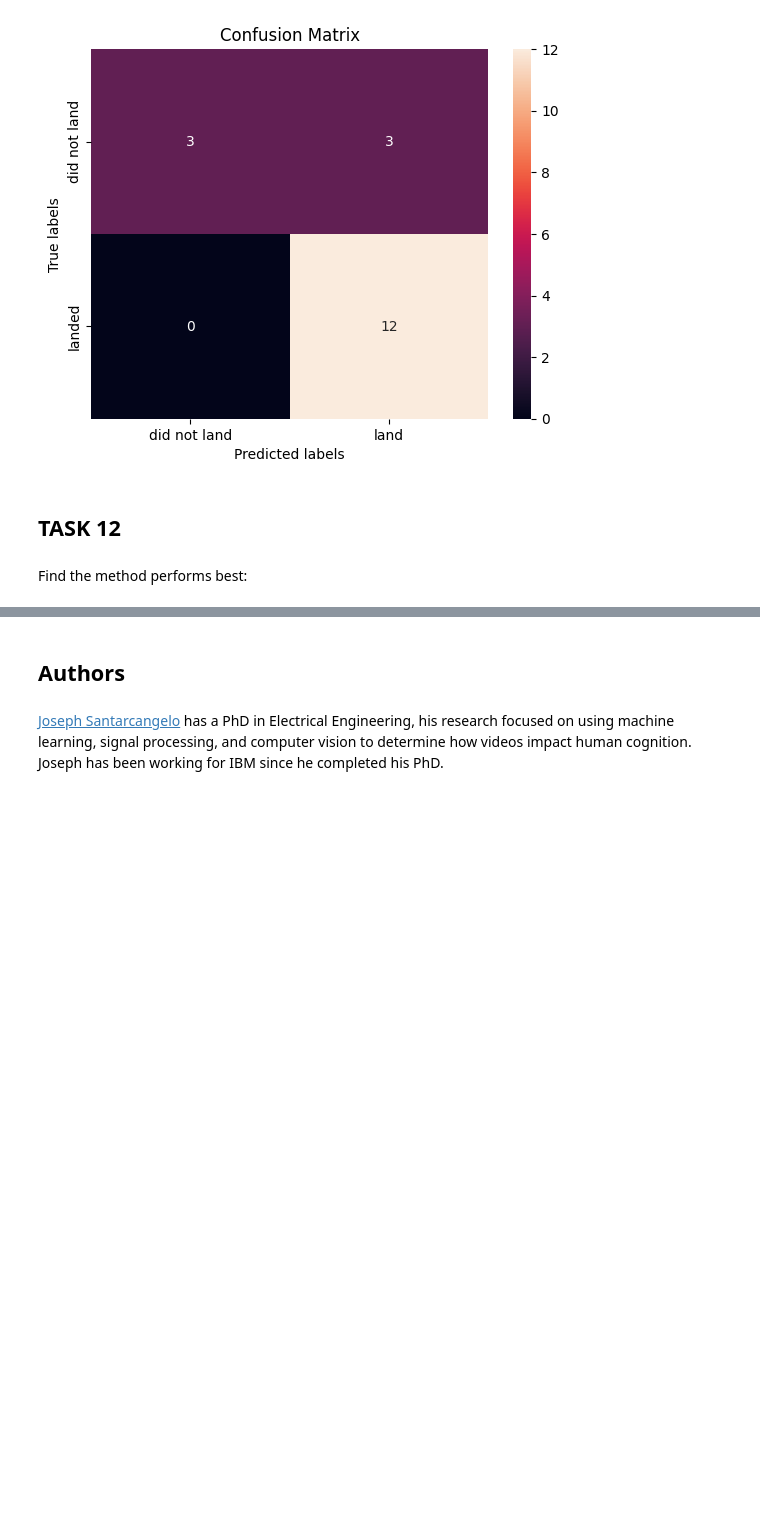
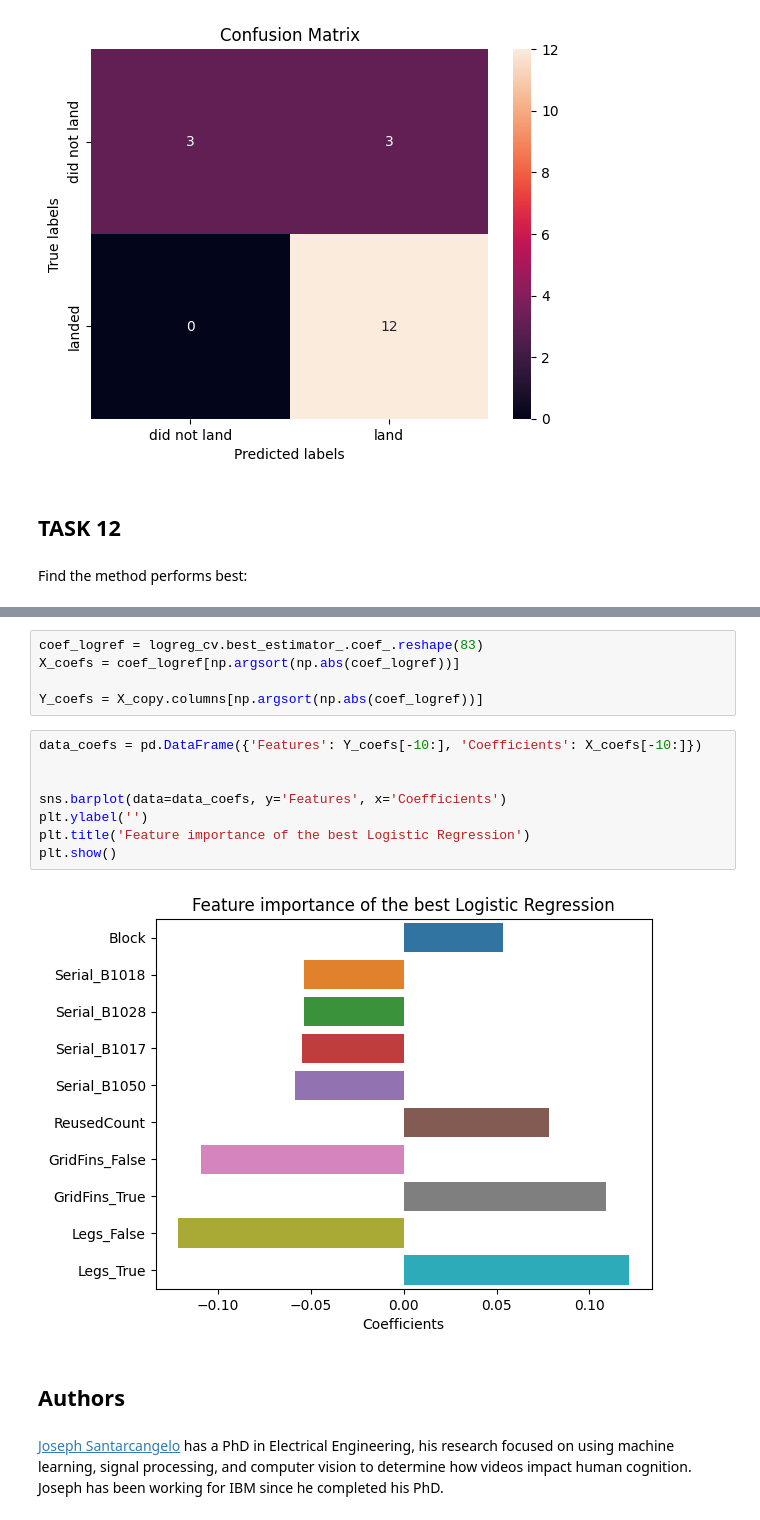
Before and after one commit to MPedraBento/IBM-Capstone, a Jupyter notebook: SpaceX_Machine Learning Prediction_Part_5.ipynb, the cells around one changed output, grey strips where cells are left out. Cells and saved outputs as stored; diff of their text form; blank space fills up the shorter version.

```diff
--- a/SpaceX_Machine Learning Prediction_Part_5.ipynb
+++ b/SpaceX_Machine Learning Prediction_Part_5.ipynb
@@ -354,3 +386,18 @@ Based on the test accuracy of the algorithms, we see that the models are very si
+# %%
+coef_logref = logreg_cv.best_estimator_.coef_.reshape(83)
+X_coefs = coef_logref[np.argsort(np.abs(coef_logref))]
+
+Y_coefs = X_copy.columns[np.argsort(np.abs(coef_logref))]
+# %%
+data_coefs = pd.DataFrame({'Features': Y_coefs[-10:], 'Coefficients': X_coefs[-10:]})
+
+
+sns.barplot(data=data_coefs, y='Features', x='Coefficients')
+plt.ylabel('')
+plt.title('Feature importance of the best Logistic Regression')
+plt.show()
+# %% [output]
+[figure, added]
 # %% [markdown]
 ## Authors
 # %% [markdown]
```
Also changed, not shown: parts of 14 cells of this notebook.
